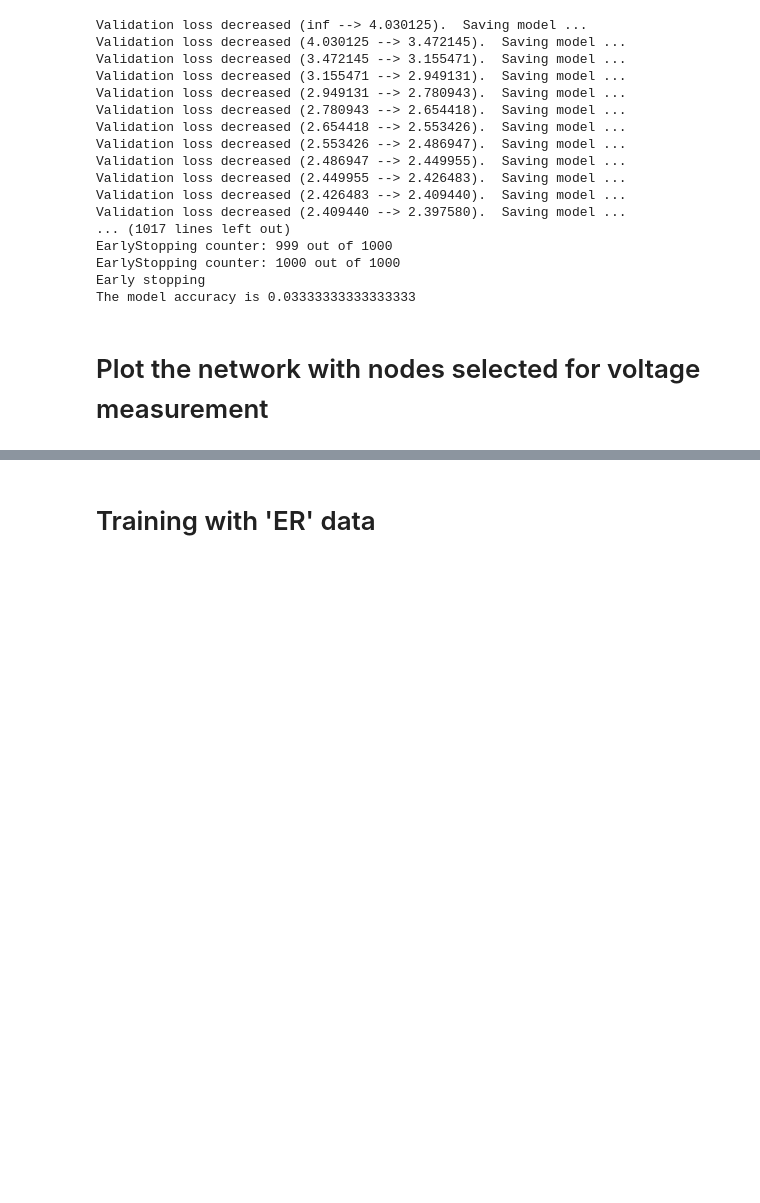
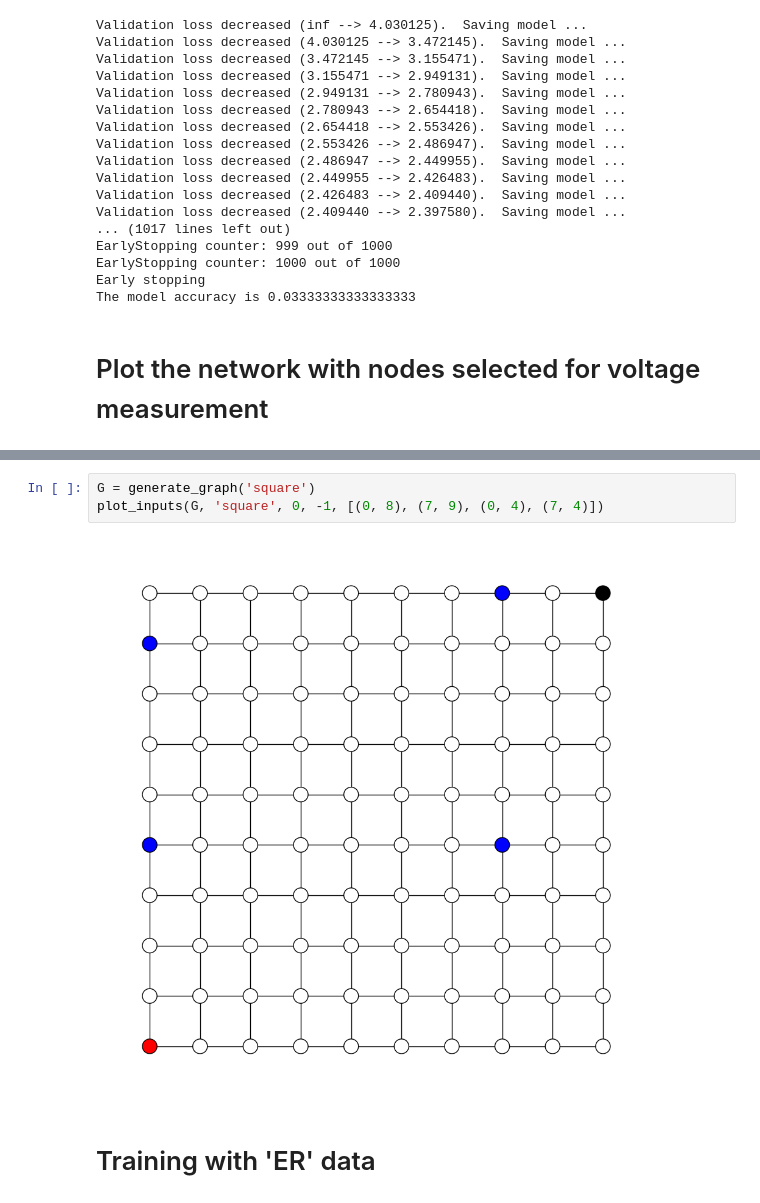
Before and after one commit to Edwin-Cheng/resistor_network_DNN, a Jupyter notebook: Copy_of_DNN.ipynb, the cells around one changed output, grey strips where cells are left out. Saved outputs shown, nothing was run; the diff lists cells and outputs as text; blank space fills up the shorter version.

```diff
--- a/Copy_of_DNN.ipynb
+++ b/Copy_of_DNN.ipynb
@@ -686,3 +658,8 @@ plt.show()
+# %%
+G = generate_graph('square')
+plot_inputs(G, 'square', 0, -1, [(0, 8), (7, 9), (0, 4), (7, 4)])
+# %% [output]
+[figure, added]
 # %% [markdown]
 # Training with 'ER' data
 # %%
```
Also changed, not shown: parts of 6 cells of this notebook.
